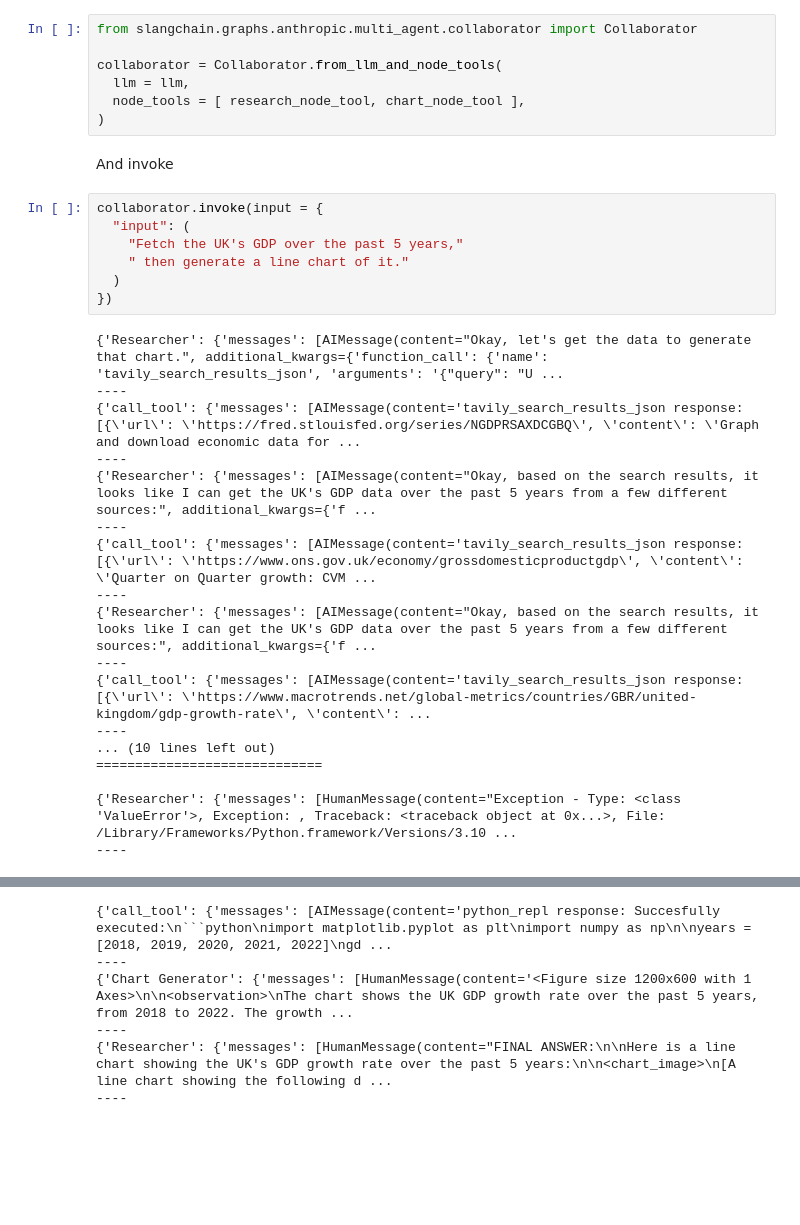
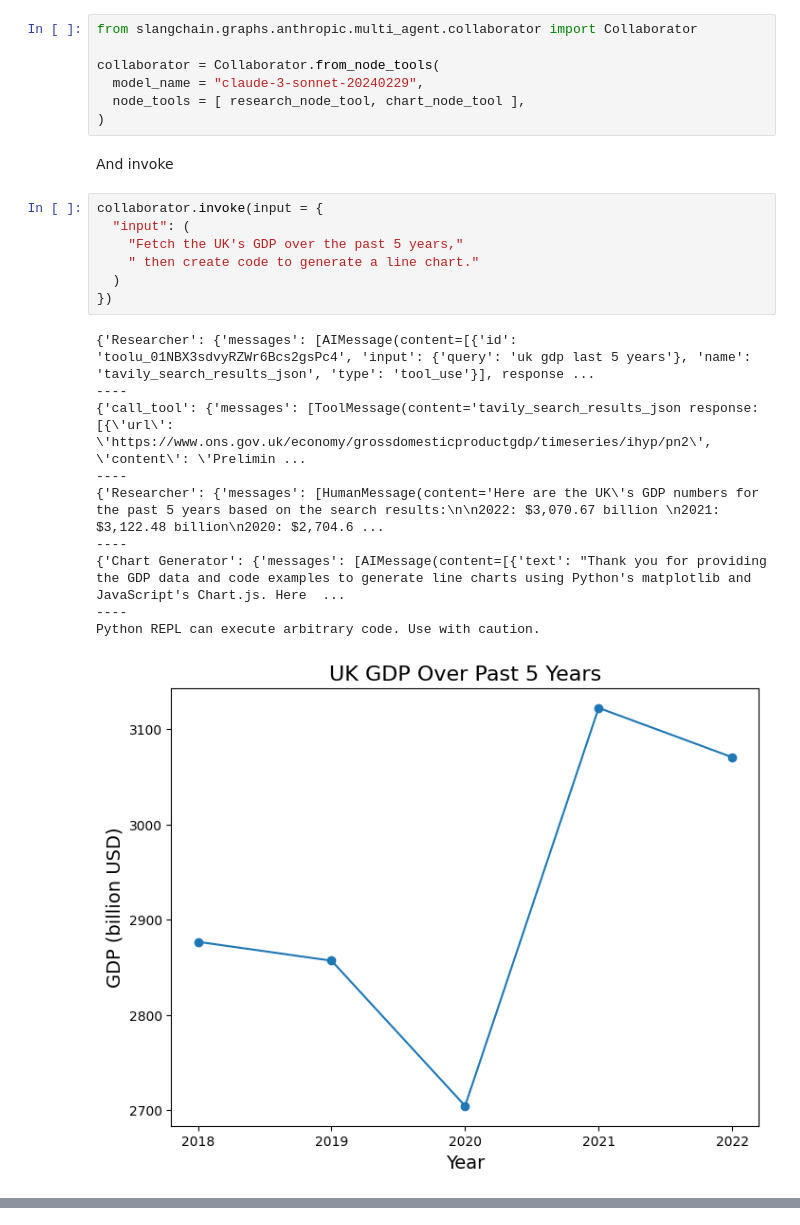
Before and after one commit to prof-frink-lab/slangchain, a Jupyter notebook: docs/modules/graphs/examples/anthropic/collaborator.ipynb, the cells around one changed output, grey strips where cells are left out. Drawn from its saved outputs; the diff is of its cells as text; blank space fills up the shorter version.

Commit message:
tool bindings compatible multi agent collaborator

````diff
--- a/docs/modules/graphs/examples/anthropic/collaborator.ipynb
+++ b/docs/modules/graphs/examples/anthropic/collaborator.ipynb
@@ -182,8 +178,8 @@ We're ready to start instantiating and invoking the graph using the Collaborator
 # %%
 from slangchain.graphs.anthropic.multi_agent.collaborator import Collaborator
 
-collaborator = Collaborator.from_llm_and_node_tools(
-  llm = llm,
+collaborator = Collaborator.from_node_tools(
+  model_name = "claude-3-sonnet-20240229",
   node_tools = [ research_node_tool, chart_node_tool ],
 )
 # %% [markdown]
@@ -191,25 +187,18 @@ And invoke
 # %%
 collaborator.invoke(input = {
   "input": (
     "Fetch the UK's GDP over the past 5 years,"
-    " then generate a line chart of it."
+    " then create code to generate a line chart."
   )
 })
 # %% [output]
-{'Researcher': {'messages': [AIMessage(content="Okay, let's get the data to generate that chart.", additional_kwargs={'function_call': {'name': 'tavily_search_results_json', 'arguments': '{"query": "U ...
+{'Researcher': {'messages': [AIMessage(content=[{'id': 'toolu_01NBX3sdvyRZWr6Bcs2gsPc4', 'input': {'query': 'uk gdp last 5 years'}, 'name': 'tavily_search_results_json', 'type': 'tool_use'}], response ...
 ----
-{'call_tool': {'messages': [AIMessage(content='tavily_search_results_json response: [{\'url\': \'https://fred.stlouisfed.org/series/NGDPRSAXDCGBQ\', \'content\': \'Graph and download economic data for ...
+{'call_tool': {'messages': [ToolMessage(content='tavily_search_results_json response: [{\'url\': \'https://www.ons.gov.uk/economy/grossdomesticproductgdp/timeseries/ihyp/pn2\', \'content\': \'Prelimin ...
 ----
-{'Researcher': {'messages': [AIMessage(content="Okay, based on the search results, it looks like I can get the UK's GDP data over the past 5 years from a few different sources:", additional_kwargs={'f ...
+{'Researcher': {'messages': [HumanMessage(content='Here are the UK\'s GDP numbers for the past 5 years based on the search results:\n\n2022: $3,070.67 billion \n2021: $3,122.48 billion\n2020: $2,704.6 ...
 ----
-{'call_tool': {'messages': [AIMessage(content='tavily_search_results_json response: [{\'url\': \'https://www.ons.gov.uk/economy/grossdomesticproductgdp\', \'content\': \'Quarter on Quarter growth: CVM ...
+{'Chart Generator': {'messages': [AIMessage(content=[{'text': "Thank you for providing the GDP data and code examples to generate line charts using Python's matplotlib and JavaScript's Chart.js. Here  ...
 ----
-{'Researcher': {'messages': [AIMessage(content="Okay, based on the search results, it looks like I can get the UK's GDP data over the past 5 years from a few different sources:", additional_kwargs={'f ...
-----
-{'call_tool': {'messages': [AIMessage(content='tavily_search_results_json response: [{\'url\': \'https://www.macrotrends.net/global-metrics/countries/GBR/united-kingdom/gdp-growth-rate\', \'content\': ...
-----
-... (10 lines left out)
-=============================
-
-{'Researcher': {'messages': [HumanMessage(content="Exception - Type: <class 'ValueError'>, Exception: , Traceback: <traceback object at 0x...>, File: /Library/Frameworks/Python.framework/Versions/3.10 ...
-----
+Python REPL can execute arbitrary code. Use with caution.
+[figure, new version]
@@ -226,6 +220,0 @@ Python REPL can execute arbitrary code. Use with caution.
-{'call_tool': {'messages': [AIMessage(content='python_repl response: Succesfully executed:\n```python\nimport matplotlib.pyplot as plt\nimport numpy as np\n\nyears = [2018, 2019, 2020, 2021, 2022]\ngd ...
-----
-{'Chart Generator': {'messages': [HumanMessage(content='<Figure size 1200x600 with 1 Axes>\n\n<observation>\nThe chart shows the UK GDP growth rate over the past 5 years, from 2018 to 2022. The growth ...
-----
-{'Researcher': {'messages': [HumanMessage(content="FINAL ANSWER:\n\nHere is a line chart showing the UK's GDP growth rate over the past 5 years:\n\n<chart_image>\n[A line chart showing the following d ...
-----
````
Also changed, not shown: parts of 2 cells of this notebook, 1 other file.
